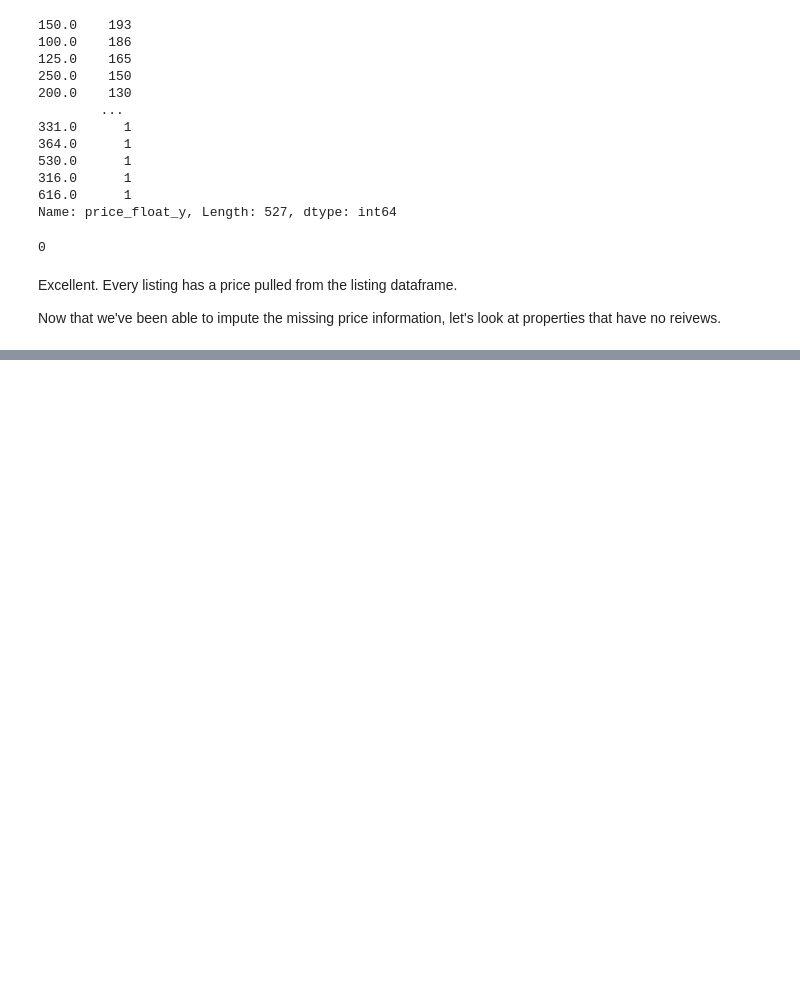
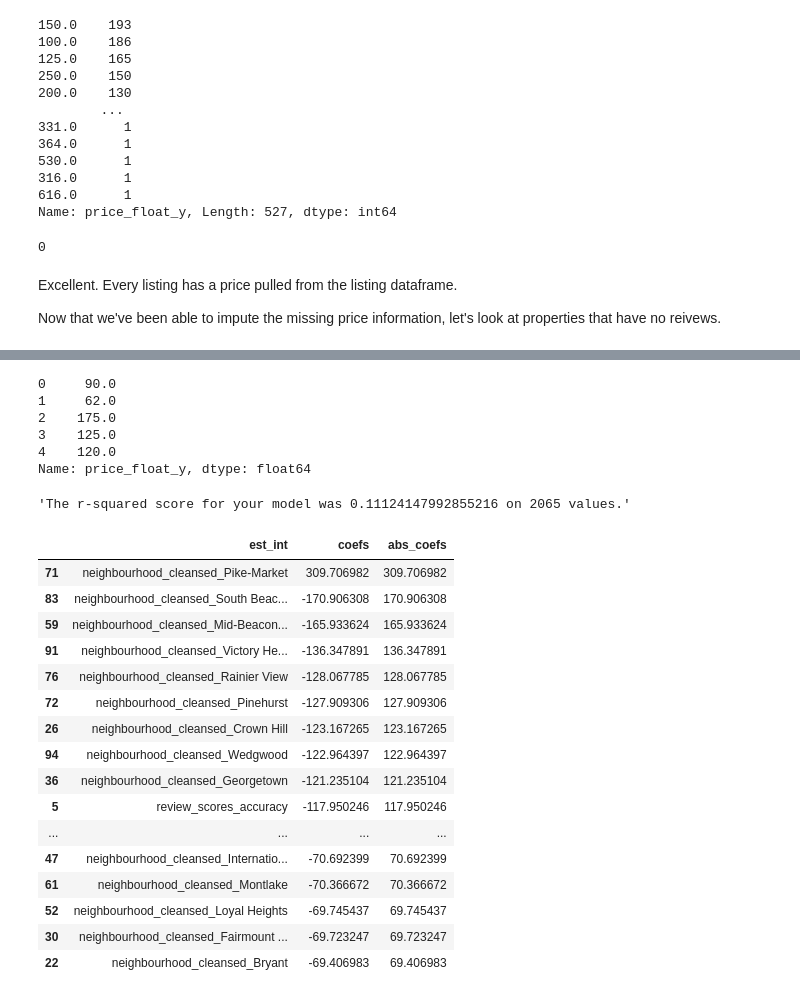
Before and after one commit to demccusker/AirBnB_analysis, a Jupyter notebook: AirBnB_Analysis.ipynb, the cells around one changed output, grey strips where cells are left out. Drawn from its saved outputs; the diff is of its cells as text; code cells hidden in the pictures; blank space fills up the shorter version.

Commit message:
Ran the first models on predictors of price

```diff
--- a/AirBnB_Analysis.ipynb
+++ b/AirBnB_Analysis.ipynb
@@ -526,0 +688,73 @@ Now that we've been able to impute the missing price information, let's look at
+# %%
+y.head()
+# %% [output]
+0     90.0
+1     62.0
+2    175.0
+3    125.0
+4    120.0
+Name: price_float_y, dtype: float64
+# %%
+X_train, X_test, y_train, y_test = train_test_split(X, y, test_size = .30, random_state=42)
+
+#Four steps:
+
+#Instantiate
+lm_model = LinearRegression()
+
+#Fit
+lm_model.fit(X_train, y_train)
+
+#Predict and score the model
+y_test_preds = lm_model.predict(X_test)
+
+#Rsquared and y_test
+rsquared_score = r2_score(y_test, y_test_preds)
+length_y_test = len(y_test)
+
+"The r-squared score for your model was {} on {} values.".format(rsquared_score, length_y_test)
+# %% [output]
+'The r-squared score for your model was 0.11124147992855216 on 2065 values.'
+# %%
+def coef_weights(coefficients, X_train):
+    '''
+    INPUT:
+    coefficients - the coefficients of the linear model
+    X_train - the training data, so the column names can be used
+    OUTPUT:
+    coefs_df - a dataframe holding the coefficient, estimate, and abs(estimate)
+
+    Provides a dataframe that can be used to understand the most influential coefficients
+    in a linear model by providing the coefficient estimates along with the name of the
+    variable attached to the coefficient.
+    '''
+    coefs_df = pd.DataFrame()
+    coefs_df['est_int'] = X_train.columns
+    coefs_df['coefs'] = lm_model.coef_
+    coefs_df['abs_coefs'] = np.abs(lm_model.coef_)
+    coefs_df = coefs_df.sort_values('abs_coefs', ascending=False)
+    return coefs_df
+
+#Use the function
+coef_df = coef_weights(lm_model.coef_, X_train)
+
+#A quick look at the top results
+coef_df.head(50)
+# %% [output]
+|  | est_int | coefs | abs_coefs |
+| 71 | neighbourhood_cleansed_Pike-Market | 309.706982 | 309.706982 |
+| 83 | neighbourhood_cleansed_South Beac... | -170.906308 | 170.906308 |
+| 59 | neighbourhood_cleansed_Mid-Beacon... | -165.933624 | 165.933624 |
+| 91 | neighbourhood_cleansed_Victory He... | -136.347891 | 136.347891 |
+| 76 | neighbourhood_cleansed_Rainier View | -128.067785 | 128.067785 |
+| 72 | neighbourhood_cleansed_Pinehurst | -127.909306 | 127.909306 |
+| 26 | neighbourhood_cleansed_Crown Hill | -123.167265 | 123.167265 |
+| 94 | neighbourhood_cleansed_Wedgwood | -122.964397 | 122.964397 |
+| 36 | neighbourhood_cleansed_Georgetown | -121.235104 | 121.235104 |
+| 5 | review_scores_accuracy | -117.950246 | 117.950246 |
+| ... | ... | ... | ... |
+| 47 | neighbourhood_cleansed_Internatio... | -70.692399 | 70.692399 |
+| 61 | neighbourhood_cleansed_Montlake | -70.366672 | 70.366672 |
+| 52 | neighbourhood_cleansed_Loyal Heights | -69.745437 | 69.745437 |
+| 30 | neighbourhood_cleansed_Fairmount ... | -69.723247 | 69.723247 |
+| 22 | neighbourhood_cleansed_Bryant | -69.406983 | 69.406983 |
```
Also changed, not shown: parts of 25 cells of this notebook.
